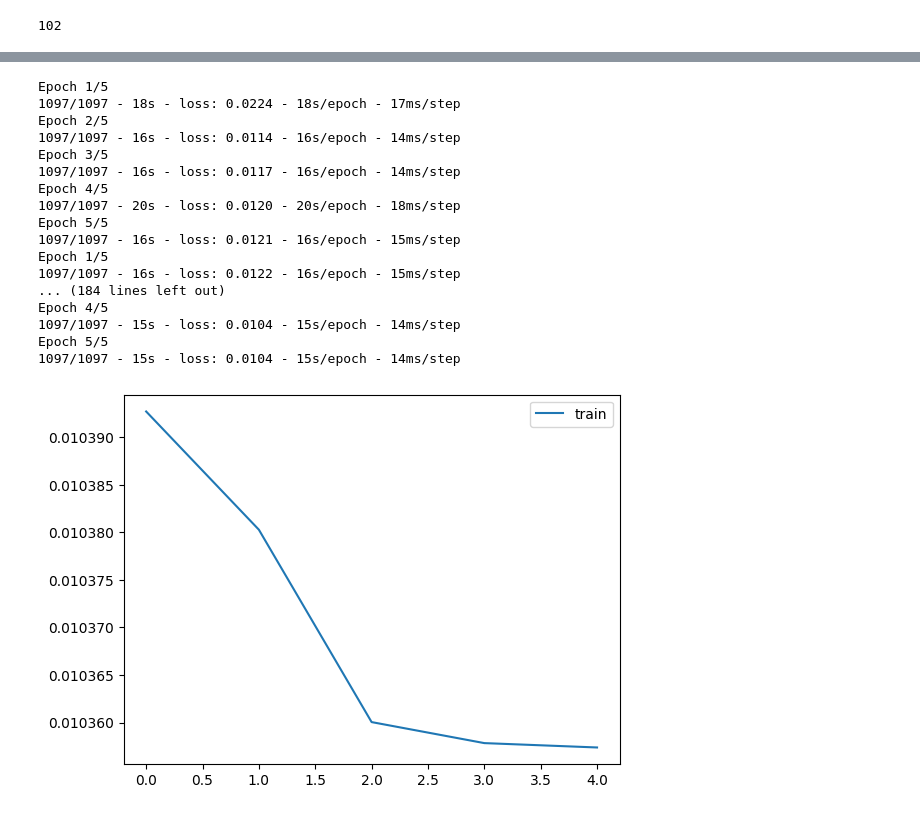
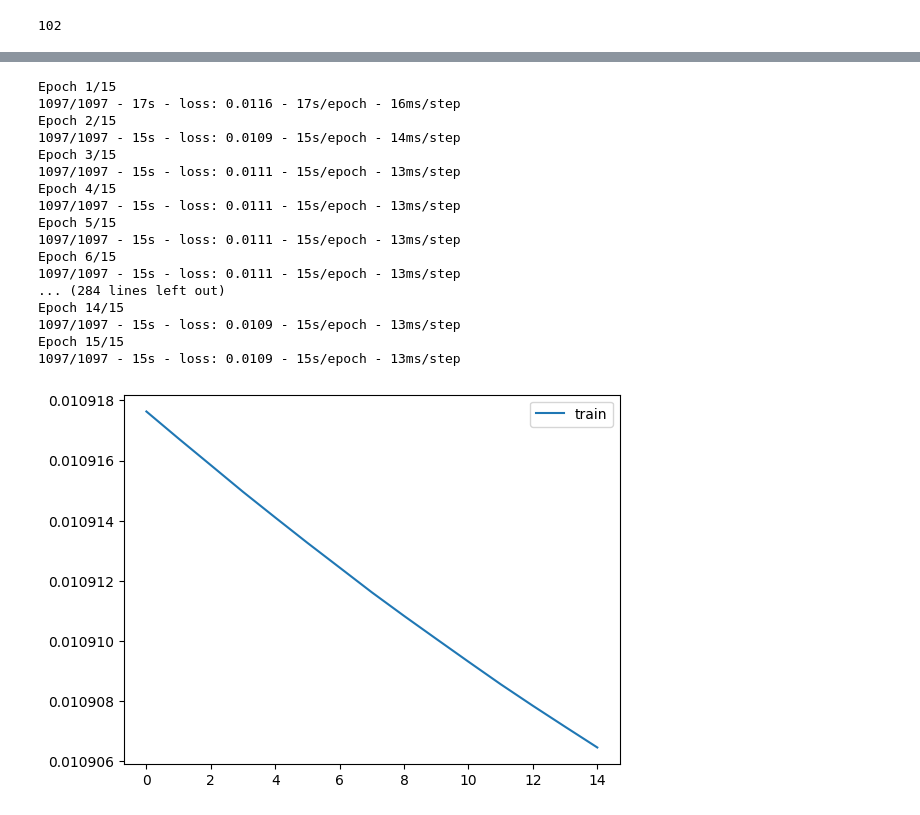
Before and after one commit to jnramirezm/Prediccion_ICA, a Jupyter notebook: Prediccion_ICA.ipynb, the cells around one changed output, grey strips where cells are left out. Cells and saved outputs as stored; diff of their text form; code cells hidden in the pictures.

Commit message:
Modelo LSTM con nuevas capas.

```diff
--- a/Prediccion_ICA.ipynb
+++ b/Prediccion_ICA.ipynb
@@ -448,11 +448,25 @@ plt.show()
 [figure]
 # %%
 # create and fit the LSTM network
+from tensorflow.keras import optimizers
 batch_size = 1
 model = Sequential()
 print(train_x.shape[1])
-model.add(LSTM(5, batch_input_shape=(batch_size, 102, 1), return_sequences=False, stateful=True))
+model.add(LSTM(10, batch_input_shape=(batch_size, 102, 1), return_sequences=False, stateful=True))
 model.add(Dense(1))
-model.compile(loss='mean_squared_error', optimizer='adam')
+adam = optimizers.Adam(learning_rate=0.009)
+model.compile(loss='mean_squared_error', optimizer=adam)
 # %% [output]
 102
+# %%
+model2 = Sequential()
+model2.add(LSTM(32, return_sequences=True,
+               input_shape=(102, 1)))  # returns a sequence of vectors of dimension 32
+model2.add(LSTM(32, return_sequences=True))  # returns a sequence of vectors of dimension 32
+model2.add(LSTM(32))  # return a single vector of dimension 32
+model2.add(Dense(1))
+adam = optimizers.Adam(learning_rate=0.009)
+model2.compile(loss='mean_squared_error', optimizer=adam)
+# %%
+#model2
+history  = model2.fit(train_x, train_y, epochs=100, batch_size=32, validation_data=(test_x, test_y), verbose=1, shuffle=False)
@@ -459,31 +491,31 @@ model.compile(loss='mean_squared_error', optimizer='adam')
 # %%
 from matplotlib import pyplot as plt
 #pytest
-for i in range(20):
-    history = model.fit(train_x, train_y, epochs=5, batch_size= batch_size, verbose=2, shuffle=False)
+for i in range(10):
+    history = model.fit(train_x, train_y, epochs=15, batch_size= batch_size, verbose=2, shuffle=False)
 
 plt.plot(history.history['loss'], label='train')
 plt.legend()
 plt.show()
 # %% [output]
-Epoch 1/5
-1097/1097 - 18s - loss: 0.0224 - 18s/epoch - 17ms/step
-Epoch 2/5
-1097/1097 - 16s - loss: 0.0114 - 16s/epoch - 14ms/step
-Epoch 3/5
-1097/1097 - 16s - loss: 0.0117 - 16s/epoch - 14ms/step
-Epoch 4/5
-1097/1097 - 20s - loss: 0.0120 - 20s/epoch - 18ms/step
-Epoch 5/5
-1097/1097 - 16s - loss: 0.0121 - 16s/epoch - 15ms/step
-Epoch 1/5
-1097/1097 - 16s - loss: 0.0122 - 16s/epoch - 15ms/step
-... (184 lines left out)
-Epoch 4/5
-1097/1097 - 15s - loss: 0.0104 - 15s/epoch - 14ms/step
-Epoch 5/5
-1097/1097 - 15s - loss: 0.0104 - 15s/epoch - 14ms/step
+Epoch 1/15
+1097/1097 - 17s - loss: 0.0116 - 17s/epoch - 16ms/step
+Epoch 2/15
+1097/1097 - 15s - loss: 0.0109 - 15s/epoch - 14ms/step
+Epoch 3/15
+1097/1097 - 15s - loss: 0.0111 - 15s/epoch - 13ms/step
+Epoch 4/15
+1097/1097 - 15s - loss: 0.0111 - 15s/epoch - 13ms/step
+Epoch 5/15
+1097/1097 - 15s - loss: 0.0111 - 15s/epoch - 13ms/step
+Epoch 6/15
+1097/1097 - 15s - loss: 0.0111 - 15s/epoch - 13ms/step
+... (284 lines left out)
+Epoch 14/15
+1097/1097 - 15s - loss: 0.0109 - 15s/epoch - 13ms/step
+Epoch 15/15
+1097/1097 - 15s - loss: 0.0109 - 15s/epoch - 13ms/step
-[figure, old version]
+[figure, new version]
 # %%
 # make predictions
 train_predict = model.predict(train_x)
```
Also changed, not shown: parts of 7 cells of this notebook.
